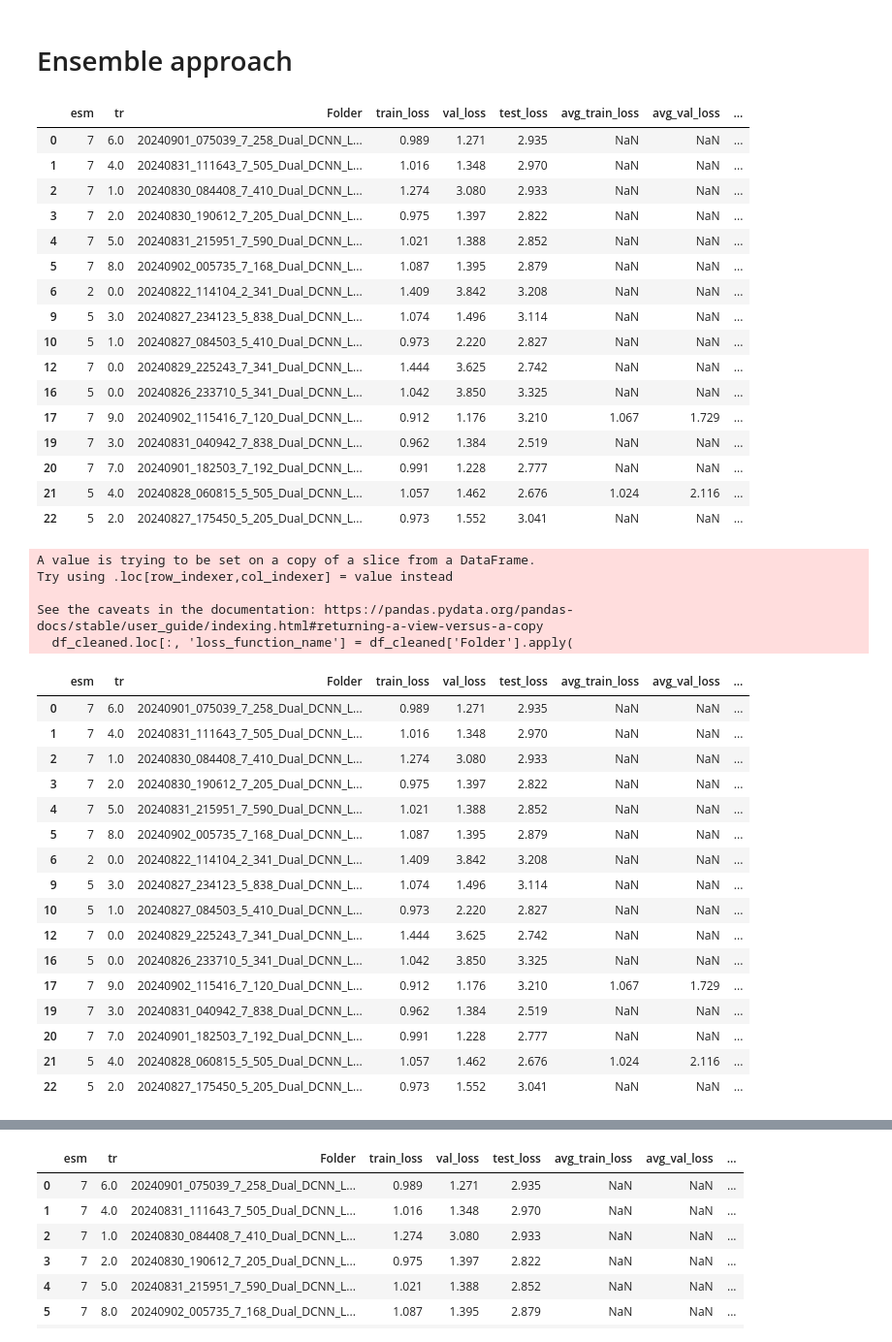
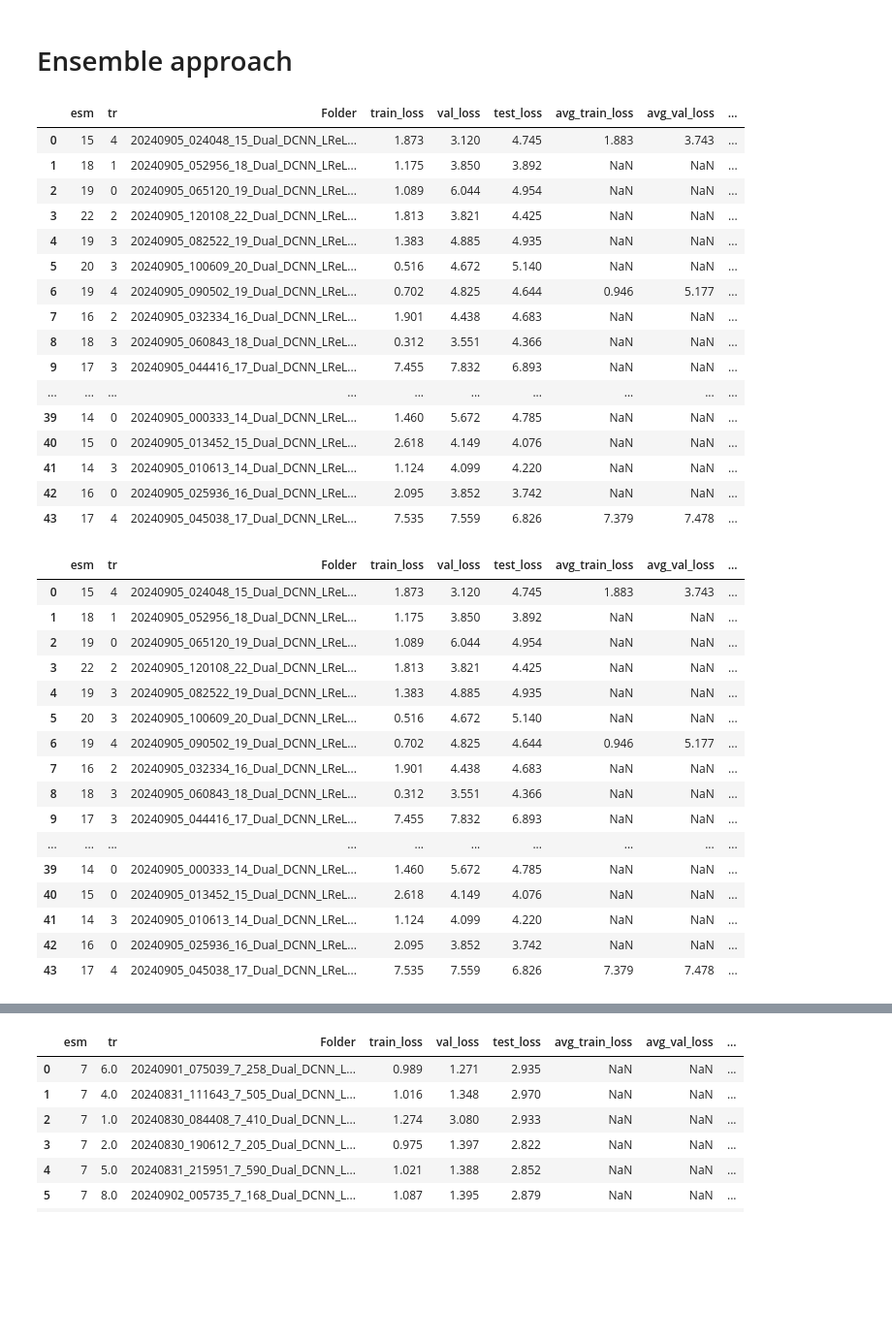
Before and after one commit to s-shahpouri/DBP_Dashboard, a Jupyter notebook: back_dashboard.ipynb, the cells around one changed output, grey strips where cells are left out. Shown at 97% size. Saved outputs shown, nothing was run; the diff lists cells and outputs as text; code cells hidden in the pictures; blank space fills up the shorter version.

Commit message:
Now debugging for all folders should work!

```diff
--- a/back_dashboard.ipynb
+++ b/back_dashboard.ipynb
@@ -9,7 +9,7 @@ import re
 import pandas as pd
 from assess import extract_losses, extract_tr_value, format_losses
 # Define the main root directory
-main_root = '/data/sama/Deep_Learning_Pipeline_Test/experiments_dose/test'
+main_root = '/data/bahrdoh/Datasets/test_data'
 # main_root = '/data/bahrdoh/Deep_Learning_Pipeline_Test/experiments_dose/test/'
 
 
@@ -32,49 +32,49 @@ for folder in folders:
 
     # Extract losses from folder name
     train_loss, val_loss, test_loss, avg_train_loss, avg_val_loss, avg_test_loss = extract_losses(folder)
 
     # Extract 'tr' value from folder name
     tr_value = extract_tr_value(folder)
 
     # Append data to the all_results list
     all_results.append({
         'esm': ensemble_id,
         'tr': tr_value,
         'Folder': folder,
         'train_loss': train_loss,
         'val_loss': val_loss,
         'test_loss': test_loss,
         'avg_train_loss': avg_train_loss,
         'avg_val_loss': avg_val_loss,
         'avg_test_loss': avg_test_loss
     })
 
 # Create DataFrames from the results
 df_all_models = pd.DataFrame(all_results)
 
 # Drop rows where the ensemble_id is missing (optional)
 df_cleaned = df_all_models.dropna(subset=['esm'], how='all')
 
 # Display the cleaned DataFrame with all folders, grouped by ensemble_id
 df_cleaned
 # %% [output]
 |  | esm | tr | Folder | train_loss | val_loss | test_loss | avg_train_loss | avg_val_loss | ... |
-| 0 | 7 | 6.0 | 20240901_075039_7_258_Dual_DCNN_L... | 0.989 | 1.271 | 2.935 | NaN | NaN | ... |
-| 1 | 7 | 4.0 | 20240831_111643_7_505_Dual_DCNN_L... | 1.016 | 1.348 | 2.970 | NaN | NaN | ... |
-| 2 | 7 | 1.0 | 20240830_084408_7_410_Dual_DCNN_L... | 1.274 | 3.080 | 2.933 | NaN | NaN | ... |
-| 3 | 7 | 2.0 | 20240830_190612_7_205_Dual_DCNN_L... | 0.975 | 1.397 | 2.822 | NaN | NaN | ... |
-| 4 | 7 | 5.0 | 20240831_215951_7_590_Dual_DCNN_L... | 1.021 | 1.388 | 2.852 | NaN | NaN | ... |
-| 5 | 7 | 8.0 | 20240902_005735_7_168_Dual_DCNN_L... | 1.087 | 1.395 | 2.879 | NaN | NaN | ... |
-| 6 | 2 | 0.0 | 20240822_114104_2_341_Dual_DCNN_L... | 1.409 | 3.842 | 3.208 | NaN | NaN | ... |
-| 9 | 5 | 3.0 | 20240827_234123_5_838_Dual_DCNN_L... | 1.074 | 1.496 | 3.114 | NaN | NaN | ... |
-| 10 | 5 | 1.0 | 20240827_084503_5_410_Dual_DCNN_L... | 0.973 | 2.220 | 2.827 | NaN | NaN | ... |
-| 12 | 7 | 0.0 | 20240829_225243_7_341_Dual_DCNN_L... | 1.444 | 3.625 | 2.742 | NaN | NaN | ... |
-| 16 | 5 | 0.0 | 20240826_233710_5_341_Dual_DCNN_L... | 1.042 | 3.850 | 3.325 | NaN | NaN | ... |
-| 17 | 7 | 9.0 | 20240902_115416_7_120_Dual_DCNN_L... | 0.912 | 1.176 | 3.210 | 1.067 | 1.729 | ... |
-| 19 | 7 | 3.0 | 20240831_040942_7_838_Dual_DCNN_L... | 0.962 | 1.384 | 2.519 | NaN | NaN | ... |
-| 20 | 7 | 7.0 | 20240901_182503_7_192_Dual_DCNN_L... | 0.991 | 1.228 | 2.777 | NaN | NaN | ... |
-| 21 | 5 | 4.0 | 20240828_060815_5_505_Dual_DCNN_L... | 1.057 | 1.462 | 2.676 | 1.024 | 2.116 | ... |
-| 22 | 5 | 2.0 | 20240827_175450_5_205_Dual_DCNN_L... | 0.973 | 1.552 | 3.041 | NaN | NaN | ... |
+| 0 | 15 | 4 | 20240905_024048_15_Dual_DCNN_LReL... | 1.873 | 3.120 | 4.745 | 1.883 | 3.743 | ... |
+| 1 | 18 | 1 | 20240905_052956_18_Dual_DCNN_LReL... | 1.175 | 3.850 | 3.892 | NaN | NaN | ... |
+| 2 | 19 | 0 | 20240905_065120_19_Dual_DCNN_LReL... | 1.089 | 6.044 | 4.954 | NaN | NaN | ... |
+| 3 | 22 | 2 | 20240905_120108_22_Dual_DCNN_LReL... | 1.813 | 3.821 | 4.425 | NaN | NaN | ... |
+| 4 | 19 | 3 | 20240905_082522_19_Dual_DCNN_LReL... | 1.383 | 4.885 | 4.935 | NaN | NaN | ... |
+| 5 | 20 | 3 | 20240905_100609_20_Dual_DCNN_LReL... | 0.516 | 4.672 | 5.140 | NaN | NaN | ... |
+| 6 | 19 | 4 | 20240905_090502_19_Dual_DCNN_LReL... | 0.702 | 4.825 | 4.644 | 0.946 | 5.177 | ... |
+| 7 | 16 | 2 | 20240905_032334_16_Dual_DCNN_LReL... | 1.901 | 4.438 | 4.683 | NaN | NaN | ... |
+| 8 | 18 | 3 | 20240905_060843_18_Dual_DCNN_LReL... | 0.312 | 3.551 | 4.366 | NaN | NaN | ... |
+| 9 | 17 | 3 | 20240905_044416_17_Dual_DCNN_LReL... | 7.455 | 7.832 | 6.893 | NaN | NaN | ... |
+| ... | ... | ... | ... | ... | ... | ... | ... | ... | ... |
+| 39 | 14 | 0 | 20240905_000333_14_Dual_DCNN_LReL... | 1.460 | 5.672 | 4.785 | NaN | NaN | ... |
+| 40 | 15 | 0 | 20240905_013452_15_Dual_DCNN_LReL... | 2.618 | 4.149 | 4.076 | NaN | NaN | ... |
+| 41 | 14 | 3 | 20240905_010613_14_Dual_DCNN_LReL... | 1.124 | 4.099 | 4.220 | NaN | NaN | ... |
+| 42 | 16 | 0 | 20240905_025936_16_Dual_DCNN_LReL... | 2.095 | 3.852 | 3.742 | NaN | NaN | ... |
+| 43 | 17 | 4 | 20240905_045038_17_Dual_DCNN_LReL... | 7.535 | 7.559 | 6.826 | 7.379 | 7.478 | ... |
 # %%
 import os
 import json
@@ -91,28 +91,23 @@ df_cleaned.loc[:, 'loss_function_name'] = df_cleaned['Folder'].apply(
 # Display the updated DataFrame
 df_cleaned
 # %% [output]
-A value is trying to be set on a copy of a slice from a DataFrame.
-Try using .loc[row_indexer,col_indexer] = value instead
-
-See the caveats in the documentation: https://pandas.pydata.org/pandas-docs/stable/user_guide/indexing.html#returning-a-view-versus-a-copy
-  df_cleaned.loc[:, 'loss_function_name'] = df_cleaned['Folder'].apply(
 |  | esm | tr | Folder | train_loss | val_loss | test_loss | avg_train_loss | avg_val_loss | ... |
-| 0 | 7 | 6.0 | 20240901_075039_7_258_Dual_DCNN_L... | 0.989 | 1.271 | 2.935 | NaN | NaN | ... |
-| 1 | 7 | 4.0 | 20240831_111643_7_505_Dual_DCNN_L... | 1.016 | 1.348 | 2.970 | NaN | NaN | ... |
-| 2 | 7 | 1.0 | 20240830_084408_7_410_Dual_DCNN_L... | 1.274 | 3.080 | 2.933 | NaN | NaN | ... |
-| 3 | 7 | 2.0 | 20240830_190612_7_205_Dual_DCNN_L... | 0.975 | 1.397 | 2.822 | NaN | NaN | ... |
-| 4 | 7 | 5.0 | 20240831_215951_7_590_Dual_DCNN_L... | 1.021 | 1.388 | 2.852 | NaN | NaN | ... |
-| 5 | 7 | 8.0 | 20240902_005735_7_168_Dual_DCNN_L... | 1.087 | 1.395 | 2.879 | NaN | NaN | ... |
-| 6 | 2 | 0.0 | 20240822_114104_2_341_Dual_DCNN_L... | 1.409 | 3.842 | 3.208 | NaN | NaN | ... |
-| 9 | 5 | 3.0 | 20240827_234123_5_838_Dual_DCNN_L... | 1.074 | 1.496 | 3.114 | NaN | NaN | ... |
-| 10 | 5 | 1.0 | 20240827_084503_5_410_Dual_DCNN_L... | 0.973 | 2.220 | 2.827 | NaN | NaN | ... |
-| 12 | 7 | 0.0 | 20240829_225243_7_341_Dual_DCNN_L... | 1.444 | 3.625 | 2.742 | NaN | NaN | ... |
-| 16 | 5 | 0.0 | 20240826_233710_5_341_Dual_DCNN_L... | 1.042 | 3.850 | 3.325 | NaN | NaN | ... |
-| 17 | 7 | 9.0 | 20240902_115416_7_120_Dual_DCNN_L... | 0.912 | 1.176 | 3.210 | 1.067 | 1.729 | ... |
-| 19 | 7 | 3.0 | 20240831_040942_7_838_Dual_DCNN_L... | 0.962 | 1.384 | 2.519 | NaN | NaN | ... |
-| 20 | 7 | 7.0 | 20240901_182503_7_192_Dual_DCNN_L... | 0.991 | 1.228 | 2.777 | NaN | NaN | ... |
-| 21 | 5 | 4.0 | 20240828_060815_5_505_Dual_DCNN_L... | 1.057 | 1.462 | 2.676 | 1.024 | 2.116 | ... |
-| 22 | 5 | 2.0 | 20240827_175450_5_205_Dual_DCNN_L... | 0.973 | 1.552 | 3.041 | NaN | NaN | ... |
+| 0 | 15 | 4 | 20240905_024048_15_Dual_DCNN_LReL... | 1.873 | 3.120 | 4.745 | 1.883 | 3.743 | ... |
+| 1 | 18 | 1 | 20240905_052956_18_Dual_DCNN_LReL... | 1.175 | 3.850 | 3.892 | NaN | NaN | ... |
+| 2 | 19 | 0 | 20240905_065120_19_Dual_DCNN_LReL... | 1.089 | 6.044 | 4.954 | NaN | NaN | ... |
+| 3 | 22 | 2 | 20240905_120108_22_Dual_DCNN_LReL... | 1.813 | 3.821 | 4.425 | NaN | NaN | ... |
+| 4 | 19 | 3 | 20240905_082522_19_Dual_DCNN_LReL... | 1.383 | 4.885 | 4.935 | NaN | NaN | ... |
+| 5 | 20 | 3 | 20240905_100609_20_Dual_DCNN_LReL... | 0.516 | 4.672 | 5.140 | NaN | NaN | ... |
+| 6 | 19 | 4 | 20240905_090502_19_Dual_DCNN_LReL... | 0.702 | 4.825 | 4.644 | 0.946 | 5.177 | ... |
+| 7 | 16 | 2 | 20240905_032334_16_Dual_DCNN_LReL... | 1.901 | 4.438 | 4.683 | NaN | NaN | ... |
+| 8 | 18 | 3 | 20240905_060843_18_Dual_DCNN_LReL... | 0.312 | 3.551 | 4.366 | NaN | NaN | ... |
+| 9 | 17 | 3 | 20240905_044416_17_Dual_DCNN_LReL... | 7.455 | 7.832 | 6.893 | NaN | NaN | ... |
+| ... | ... | ... | ... | ... | ... | ... | ... | ... | ... |
+| 39 | 14 | 0 | 20240905_000333_14_Dual_DCNN_LReL... | 1.460 | 5.672 | 4.785 | NaN | NaN | ... |
+| 40 | 15 | 0 | 20240905_013452_15_Dual_DCNN_LReL... | 2.618 | 4.149 | 4.076 | NaN | NaN | ... |
+| 41 | 14 | 3 | 20240905_010613_14_Dual_DCNN_LReL... | 1.124 | 4.099 | 4.220 | NaN | NaN | ... |
+| 42 | 16 | 0 | 20240905_025936_16_Dual_DCNN_LReL... | 2.095 | 3.852 | 3.742 | NaN | NaN | ... |
+| 43 | 17 | 4 | 20240905_045038_17_Dual_DCNN_LReL... | 7.535 | 7.559 | 6.826 | 7.379 | 7.478 | ... |
 # %%
 import pandas as pd
 from assess import keep_lowest_ensemble_losses
```
Also changed, not shown: parts of 3 cells of this notebook, 7 other files.
